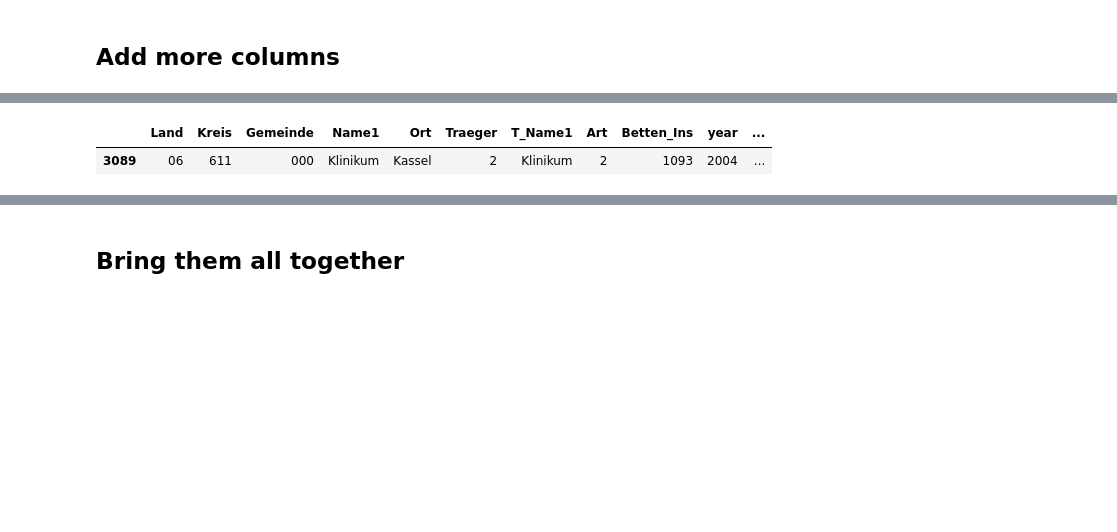
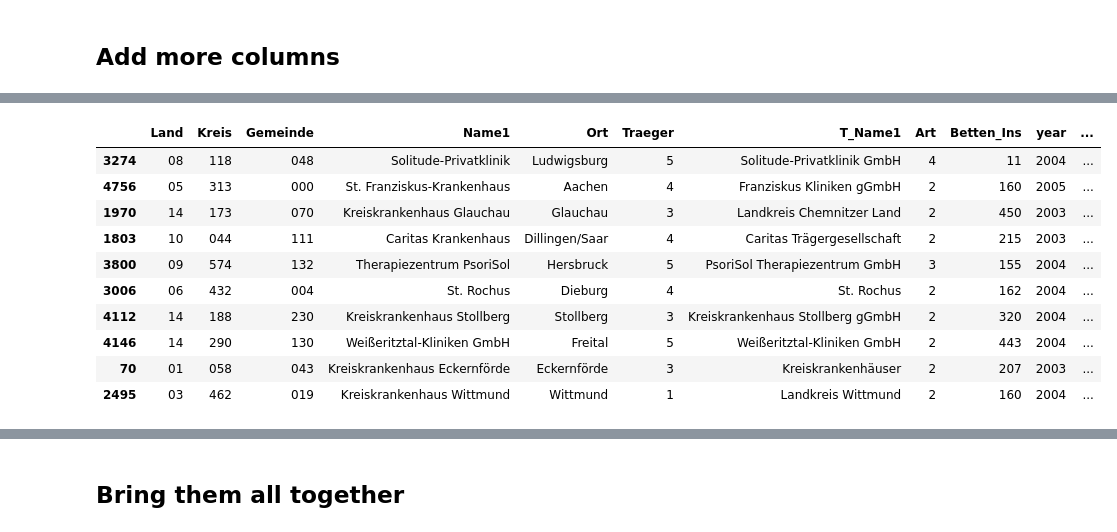
Before and after one commit to christinegotth/ddj-krankenhaus, a Jupyter notebook: get_all_data.ipynb, the cells around one changed output, grey strips where cells are left out. Cells and saved outputs as stored; diff of their text form; code cells hidden in the pictures; blank space fills up the shorter version.

```diff
--- a/get_all_data.ipynb
+++ b/get_all_data.ipynb
@@ -228,10 +279,19 @@ df_1995 = add_more_columns(df_1995)
 df_2003_2005 = add_more_columns(df_2003_2005)
 #Todo Convert floats to int?
 # %%
-df_2003_2005.sample()
+df_2003_2005.sample(10)
 # %% [output]
 |  | Land | Kreis | Gemeinde | Name1 | Ort | Traeger | T_Name1 | Art | Betten_Ins | year | ... |
-| 3089 | 06 | 611 | 000 | Klinikum | Kassel | 2 | Klinikum | 2 | 1093 | 2004 | ... |
+| 3274 | 08 | 118 | 048 | Solitude-Privatklinik | Ludwigsburg | 5 | Solitude-Privatklinik GmbH | 4 | 11 | 2004 | ... |
+| 4756 | 05 | 313 | 000 | St. Franziskus-Krankenhaus | Aachen | 4 | Franziskus Kliniken gGmbH | 2 | 160 | 2005 | ... |
+| 1970 | 14 | 173 | 070 | Kreiskrankenhaus Glauchau | Glauchau | 3 | Landkreis Chemnitzer Land | 2 | 450 | 2003 | ... |
+| 1803 | 10 | 044 | 111 | Caritas Krankenhaus | Dillingen/Saar | 4 | Caritas Trägergesellschaft | 2 | 215 | 2003 | ... |
+| 3800 | 09 | 574 | 132 | Therapiezentrum PsoriSol | Hersbruck | 5 | PsoriSol Therapiezentrum GmbH | 3 | 155 | 2004 | ... |
+| 3006 | 06 | 432 | 004 | St. Rochus | Dieburg | 4 | St. Rochus | 2 | 162 | 2004 | ... |
+| 4112 | 14 | 188 | 230 | Kreiskrankenhaus Stollberg | Stollberg | 3 | Kreiskrankenhaus Stollberg gGmbH | 2 | 320 | 2004 | ... |
+| 4146 | 14 | 290 | 130 | Weißeritztal-Kliniken GmbH | Freital | 5 | Weißeritztal-Kliniken GmbH | 2 | 443 | 2004 | ... |
+| 70 | 01 | 058 | 043 | Kreiskrankenhaus Eckernförde | Eckernförde | 3 | Kreiskrankenhäuser | 2 | 207 | 2003 | ... |
+| 2495 | 03 | 462 | 019 | Kreiskrankenhaus Wittmund | Wittmund | 1 | Landkreis Wittmund | 2 | 160 | 2004 | ... |
 # %%
 df_2006 = add_more_columns(df_2006)
 # %%
```
Also changed, not shown: parts of 18 cells of this notebook.
